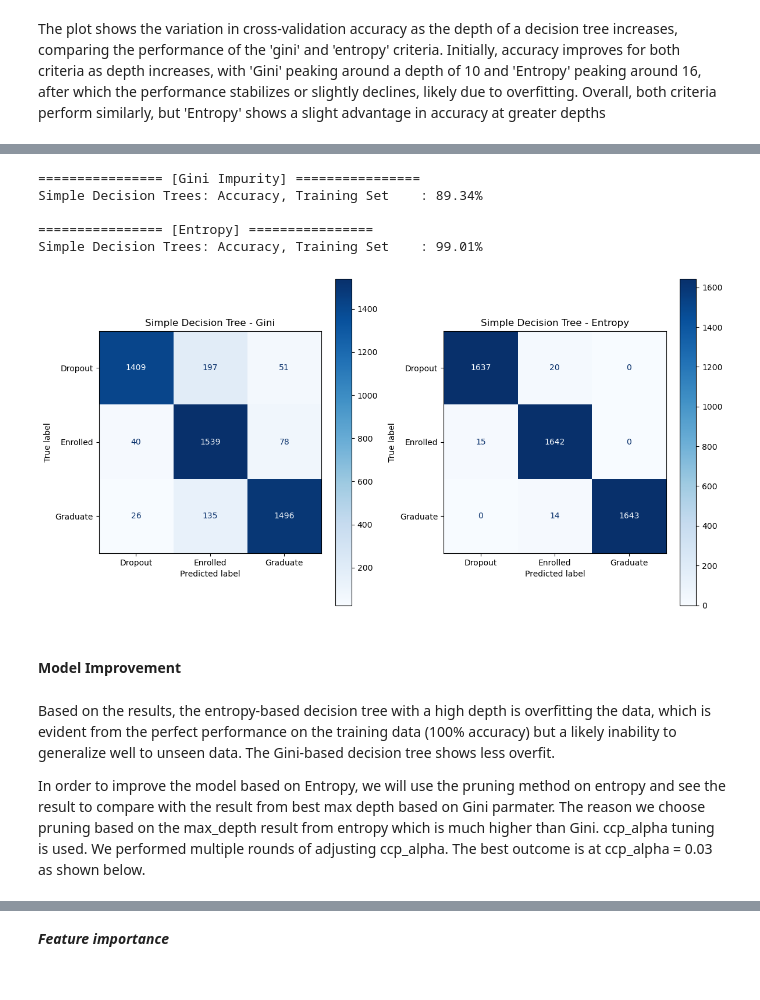
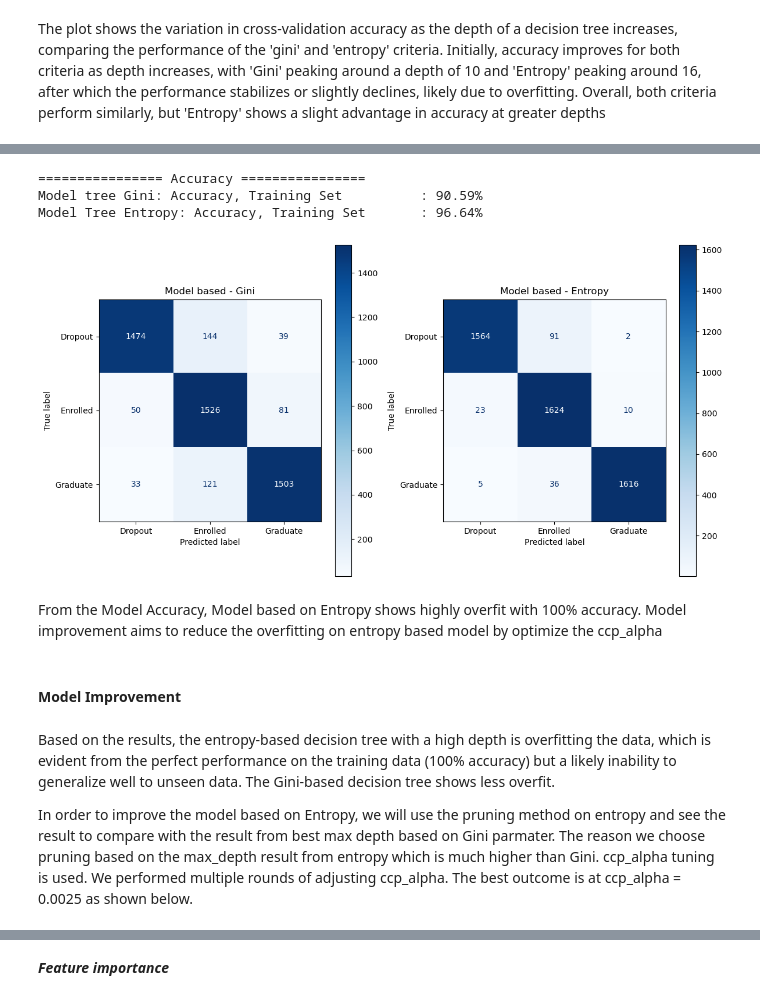
Before and after one commit to Siri-Gith1/CSCI109A_HW5, a Jupyter notebook: cs1090a_hw5.ipynb, the cells around one changed output, grey strips where cells are left out. Cells and saved outputs as stored; diff of their text form; code cells hidden in the pictures.

```diff
--- a/cs1090a_hw5.ipynb
+++ b/cs1090a_hw5.ipynb
@@ -996,51 +1159,44 @@ The best depth based on Entropy was found to be:  16
 # %%
 #Using code from lab
 #Evalaute the performance at the best depth
-model_tree_gini = DecisionTreeClassifier(max_depth=best_depth_gini, criterion = 'gini')
-model_tree_entropy = DecisionTreeClassifier(max_depth=best_depth_entropy, criterion ='entropy')
+model_tree_gini = DecisionTreeClassifier(max_depth=best_depth_gini, criterion = 'gini',random_state=109)
+model_tree_entropy = DecisionTreeClassifier(max_depth=best_depth_entropy, criterion ='entropy',random_state=109)
 
 model_tree_gini.fit(xtrain_resampled_df, ytrain_resampled_df)
 model_tree_entropy.fit(xtrain_resampled_df, ytrain_resampled_df)
 
-#Check Accuracy in Train and Test Set (Gini Impurity)
+#Check Accuracy in Train and Test Set
 acc_trees_train_gini = accuracy_score(ytrain_resampled_df, model_tree_gini.predict(xtrain_resampled_df))
-#acc_trees_test_gini  = accuracy_score(y_test,  model_tree_gini.predict(xtest))   no test data provided
+acc_trees_train_entropy = accuracy_score(ytrain_resampled_df, model_tree_entropy.predict(xtrain_resampled_df))
 
-print("================ [Gini Impurity] ================")
-print("Simple Decision Trees: Accuracy, Training Set \t : {:.2%}".format(acc_trees_train_gini))
-#print("Simple Decision Trees: Accuracy, Testing Set \t : {:.2%}".format(acc_trees_test_gini))
 
-#Check Accuracy in Train and Test Set (Entropy)
-acc_trees_train_entropy = accuracy_score(ytrain_resampled_df, model_tree_entropy.predict(xtrain_resampled_df))
-#acc_trees_test_entropy = accuracy_score(y_test,  model_tree_entropy.predict(X_test))
-
-print("\n================ [Entropy] ================")
-print("Simple Decision Trees: Accuracy, Training Set \t : {:.2%}".format(acc_trees_train_entropy))
-#print("Simple Decision Trees: Accuracy, Testing Set \t : {:.2%}".format(acc_trees_test_entropy))
+print("================ Accuracy ================")
+print("Model tree Gini: Accuracy, Training Set \t : {:.2%}".format(acc_trees_train_gini))
+print("Model Tree Entropy: Accuracy, Training Set \t : {:.2%}".format(acc_trees_train_entropy))
 # %% [output]
-================ [Gini Impurity] ================
-Simple Decision Trees: Accuracy, Training Set    : 89.34%
-
-================ [Entropy] ================
-Simple Decision Trees: Accuracy, Training Set    : 99.01%
+================ Accuracy ================
+Model tree Gini: Accuracy, Training Set          : 90.59%
+Model Tree Entropy: Accuracy, Training Set       : 96.64%
 # %%
 #plot confustion Matrix
 
-from sklearn.metrics import ConfusionMatrixDisplay
+
 fig, axes = plt.subplots(nrows=1, ncols=2, figsize=(12,6))
 ConfusionMatrixDisplay.from_estimator(model_tree_gini, xtrain_resampled_df, ytrain_resampled_df, cmap=plt.cm.Blues, ax = axes[0]);
 ConfusionMatrixDisplay.from_estimator(model_tree_entropy, xtrain_resampled_df, ytrain_resampled_df, cmap=plt.cm.Blues, ax = axes[1])
-axes[0].set_title('Simple Decision Tree - Gini')
-axes[1].set_title('Simple Decision Tree - Entropy')
+axes[0].set_title('Model based - Gini')
+axes[1].set_title('Model based - Entropy')
 
 plt.tight_layout()
 
 plt.show()
 # %% [output]
-[figure, old version]
+[figure, new version]
+# %% [markdown]
+From the Model Accuracy, Model based on Entropy shows highly overfit with 100% accuracy.  Model improvement aims to reduce the overfitting on entropy based model by optimize the ccp_alpha
 # %% [markdown]
 #### Model Improvement
 # %% [markdown]
 Based on the results, the entropy-based decision tree with a high depth is overfitting the data, which is evident from the perfect performance on the training data (100% accuracy) but a likely inability to generalize well to unseen data. The Gini-based decision tree shows less overfit.
 
-In order to improve the model based on Entropy, we will use the pruning method on entropy and see the result to compare with the result from best max depth based on Gini parmater. The reason we choose pruning based on the max_depth result from entropy which is much higher than Gini. ccp_alpha tuning is used.  We performed multiple rounds of adjusting ccp_alpha. The best outcome is at ccp_alpha = 0.03  as shown below.
+In order to improve the model based on Entropy, we will use the pruning method on entropy and see the result to compare with the result from best max depth based on Gini parmater. The reason we choose pruning based on the max_depth result from entropy which is much higher than Gini. ccp_alpha tuning is used.  We performed multiple rounds of adjusting ccp_alpha. The best outcome is at ccp_alpha = 0.0025  as shown below.
```
Also changed, not shown: parts of 84 cells of this notebook.
